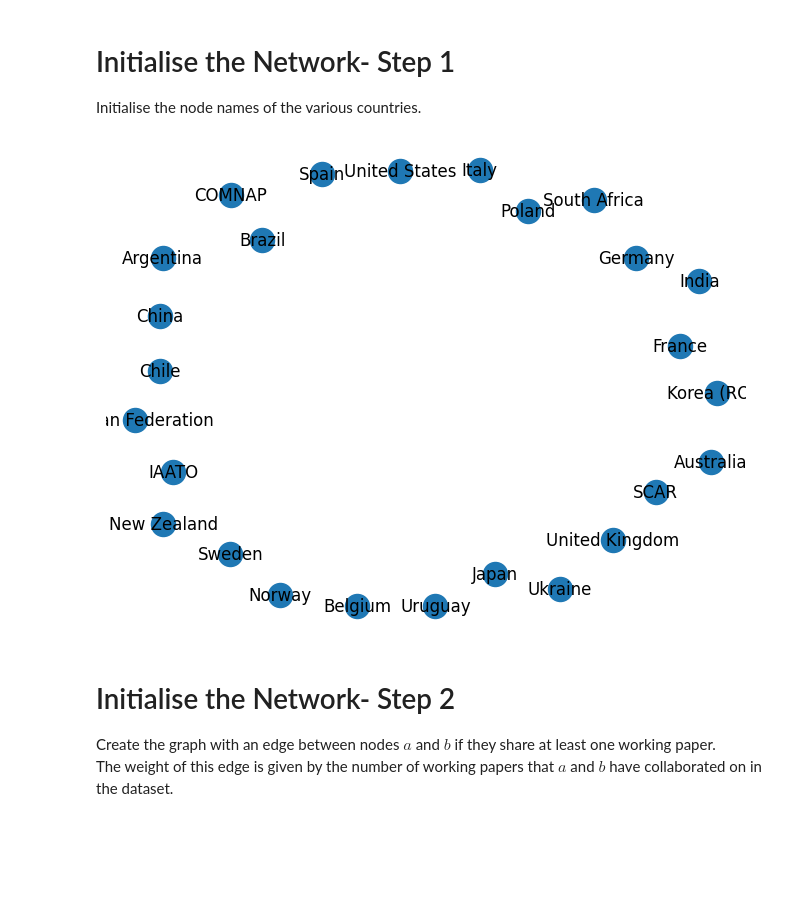
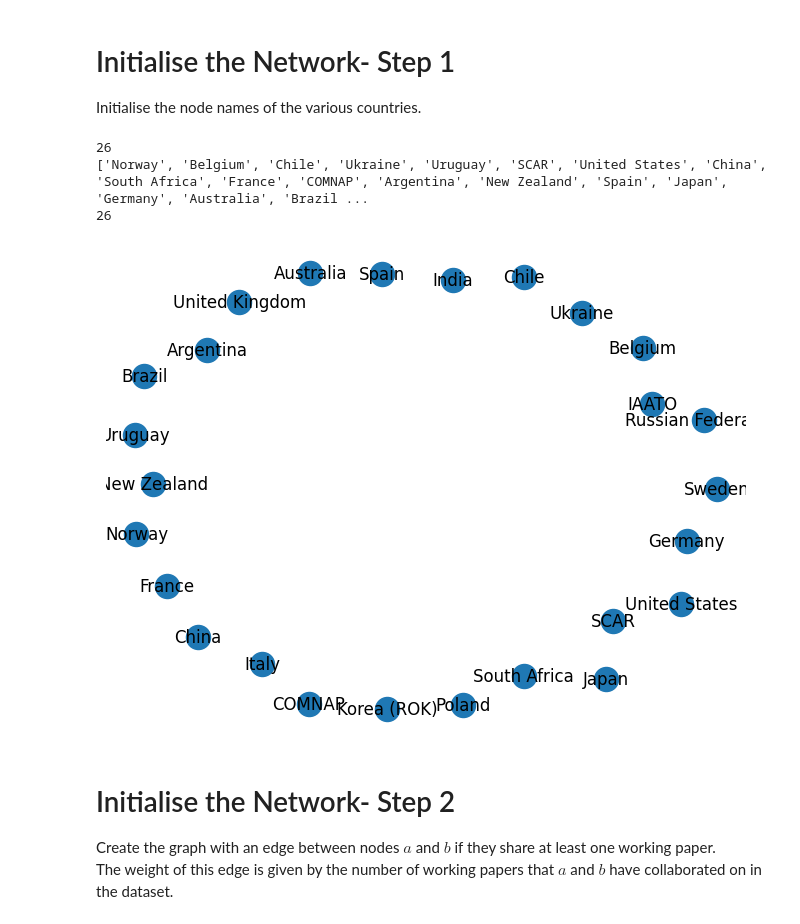
Before and after one commit to vineyk24/PhD, a Jupyter notebook: ATCM_network_investigation.ipynb, the cells around one changed output. Drawn from its saved outputs; the diff is of its cells as text; code cells hidden in the pictures; blank space fills up the shorter version.

```diff
--- a/ATCM_network_investigation.ipynb
+++ b/ATCM_network_investigation.ipynb
@@ -8,6 +8,15 @@ import pandas as pd
 import matplotlib.pyplot as plt
 from scipy.stats import linregress
 from scipy.optimize import curve_fit
+import powerlaw
+from scipy.stats import spearmanr
+from itertools import combinations
+
+
+lower_year_threshold = 2010  # Define your lower year threshold
+upper_year_threshold = 2023  # Define your upper year threshold
+
+
 
 # Read the ATCM dataset and initialise it into a Pandas Dataframe
 def read_ATCM_dataset():
@@ -16,6 +25,7 @@ def read_ATCM_dataset():
 
     # Read the Excel file into a DataFrame
     df = pd.read_excel(file_path,sheet_name='ATCMDataset')
+    df['Year'] = df['Year'].astype(int)
 
     # Display the DataFrame
     return df
@@ -46,35 +56,45 @@ print(df)
 Initialise the node names of the various countries. <br>
 # %%
 consultative_parties = [ 'SCAR','IAATO','COMNAP', 'United States', 'Ukraine', 'Belgium', 'New Zealand', 'Uruguay', 'Spain', 'Russian Federation', 'Italy', 'India', 'United Kingdom', 'Brazil', 'Poland', 'Japan', 'Argentina', 'China', 'Norway', 'South Africa', 'Chile', 'Sweden', 'Australia', 'Germany', 'France', 'Korea (ROK)']
-"""
+print(len(consultative_parties))
 def get_nodes(df):
     nodes=set()
     for row in df['Submitted By']:
         countries = [item.strip() for item in row.split(',')]
         countries=list(countries)
         countries=set(countries)
         nodes.update(countries)
     nodes=list(nodes)
 
     return nodes
 
-nodes=get_nodes(df)
+# Filter the dataframe with only the WPs/IPs from lower_year_threshold to upper_year_threshold
+
+
+filtered_df = df[(df['Year'] <= upper_year_threshold) & (df['Year'] >= lower_year_threshold)]
+
+nodes=get_nodes(filtered_df)
+
+nodes= list(set(nodes).intersection(set(consultative_parties)))
 print(nodes)
 print(len(nodes))
-"""
+
 
 # Initialize the network in networkx
 ATCM_network = nx.Graph()
 
 # Add nodes to the graph
-#ATCM_network.add_nodes_from(nodes)
-ATCM_network.add_nodes_from(consultative_parties)
+ATCM_network.add_nodes_from(nodes)
+#ATCM_network.add_nodes_from(consultative_parties)
 
 # Draw the network
 nx.draw(ATCM_network, with_labels=True)
 plt.show()
 # %% [output]
+26
+['Norway', 'Belgium', 'Chile', 'Ukraine', 'Uruguay', 'SCAR', 'United States', 'China', 'South Africa', 'France', 'COMNAP', 'Argentina', 'New Zealand', 'Spain', 'Japan', 'Germany', 'Australia', 'Brazil ...
+26
-[figure, old version]
+[figure, new version]
 # %% [markdown]
 # Initialise the Network- Step 2
 Create the graph with an edge between nodes $a$ and $b$ if they share at least one working paper. <br>
```
Also changed, not shown: parts of 5 cells of this notebook, 2 other files.
